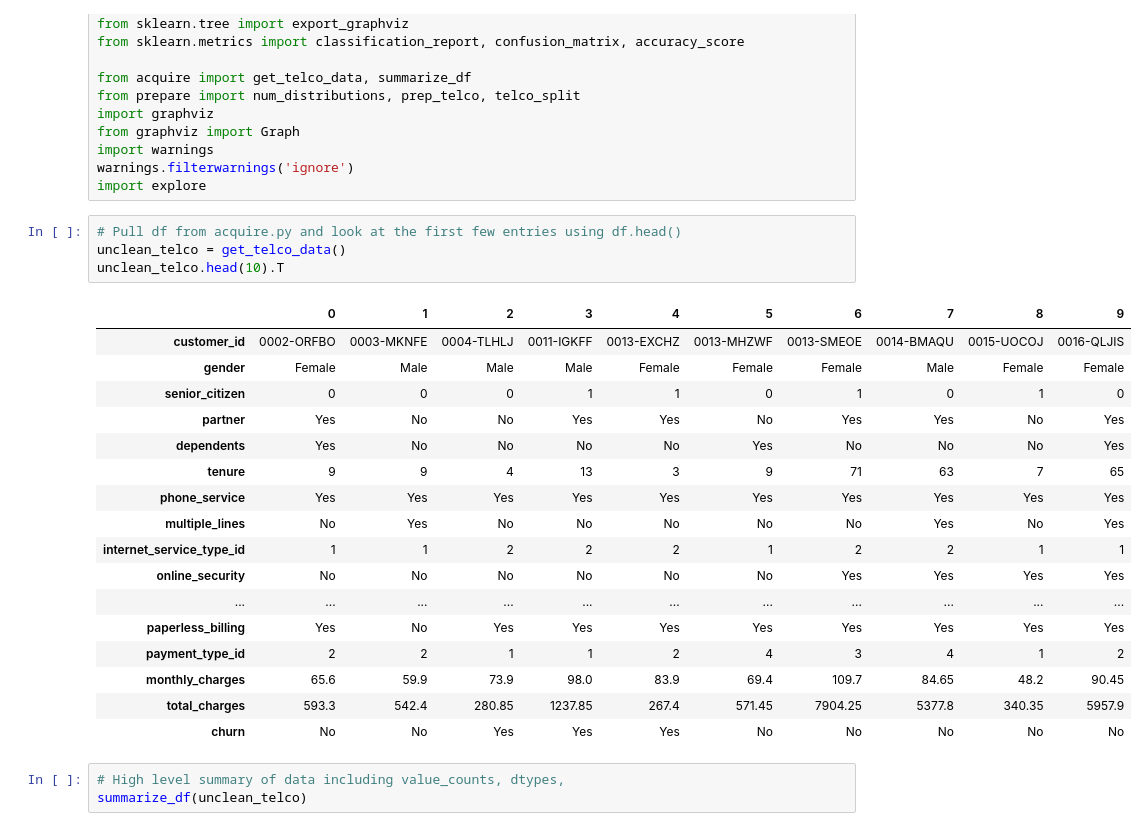
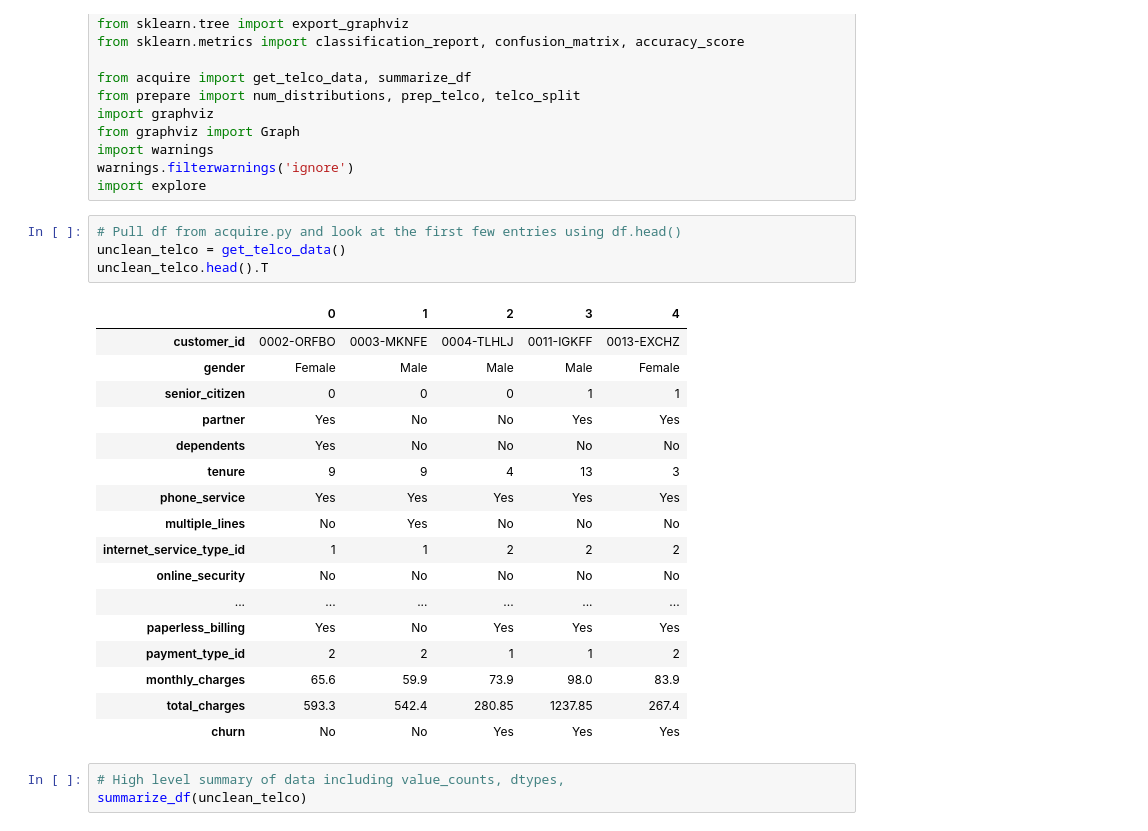
Before and after one commit to Marley-C-Robinson-99/Classification-Project, a Jupyter notebook: Clasification-project-final.ipynb, the cells around one changed output. Saved outputs shown, nothing was run; the diff lists cells and outputs as text.

```diff
--- a/Clasification-project-final.ipynb
+++ b/Clasification-project-final.ipynb
@@ -48,25 +51,25 @@ import explore
 # %%
 # Pull df from acquire.py and look at the first few entries using df.head()
 unclean_telco = get_telco_data()
-unclean_telco.head(10).T
+unclean_telco.head().T
 # %% [output]
-|  | 0 | 1 | 2 | 3 | 4 | 5 | 6 | 7 | 8 | 9 |
-| customer_id | 0002-ORFBO | 0003-MKNFE | 0004-TLHLJ | 0011-IGKFF | 0013-EXCHZ | 0013-MHZWF | 0013-SMEOE | 0014-BMAQU | 0015-UOCOJ | 0016-QLJIS |
-| gender | Female | Male | Male | Male | Female | Female | Female | Male | Female | Female |
-| senior_citizen | 0 | 0 | 0 | 1 | 1 | 0 | 1 | 0 | 1 | 0 |
-| partner | Yes | No | No | Yes | Yes | No | Yes | Yes | No | Yes |
-| dependents | Yes | No | No | No | No | Yes | No | No | No | Yes |
-| tenure | 9 | 9 | 4 | 13 | 3 | 9 | 71 | 63 | 7 | 65 |
-| phone_service | Yes | Yes | Yes | Yes | Yes | Yes | Yes | Yes | Yes | Yes |
-| multiple_lines | No | Yes | No | No | No | No | No | Yes | No | Yes |
-| internet_service_type_id | 1 | 1 | 2 | 2 | 2 | 1 | 2 | 2 | 1 | 1 |
-| online_security | No | No | No | No | No | No | Yes | Yes | Yes | Yes |
-| ... | ... | ... | ... | ... | ... | ... | ... | ... | ... | ... |
-| paperless_billing | Yes | No | Yes | Yes | Yes | Yes | Yes | Yes | Yes | Yes |
-| payment_type_id | 2 | 2 | 1 | 1 | 2 | 4 | 3 | 4 | 1 | 2 |
-| monthly_charges | 65.6 | 59.9 | 73.9 | 98.0 | 83.9 | 69.4 | 109.7 | 84.65 | 48.2 | 90.45 |
-| total_charges | 593.3 | 542.4 | 280.85 | 1237.85 | 267.4 | 571.45 | 7904.25 | 5377.8 | 340.35 | 5957.9 |
-| churn | No | No | Yes | Yes | Yes | No | No | No | No | No |
+|  | 0 | 1 | 2 | 3 | 4 |
+| customer_id | 0002-ORFBO | 0003-MKNFE | 0004-TLHLJ | 0011-IGKFF | 0013-EXCHZ |
+| gender | Female | Male | Male | Male | Female |
+| senior_citizen | 0 | 0 | 0 | 1 | 1 |
+| partner | Yes | No | No | Yes | Yes |
+| dependents | Yes | No | No | No | No |
+| tenure | 9 | 9 | 4 | 13 | 3 |
+| phone_service | Yes | Yes | Yes | Yes | Yes |
+| multiple_lines | No | Yes | No | No | No |
+| internet_service_type_id | 1 | 1 | 2 | 2 | 2 |
+| online_security | No | No | No | No | No |
+| ... | ... | ... | ... | ... | ... |
+| paperless_billing | Yes | No | Yes | Yes | Yes |
+| payment_type_id | 2 | 2 | 1 | 1 | 2 |
+| monthly_charges | 65.6 | 59.9 | 73.9 | 98.0 | 83.9 |
+| total_charges | 593.3 | 542.4 | 280.85 | 1237.85 | 267.4 |
+| churn | No | No | Yes | Yes | Yes |
 # %%
 # High level summary of data including value_counts, dtypes,
 summarize_df(unclean_telco)
```
Also changed, not shown: parts of 3 cells of this notebook.
